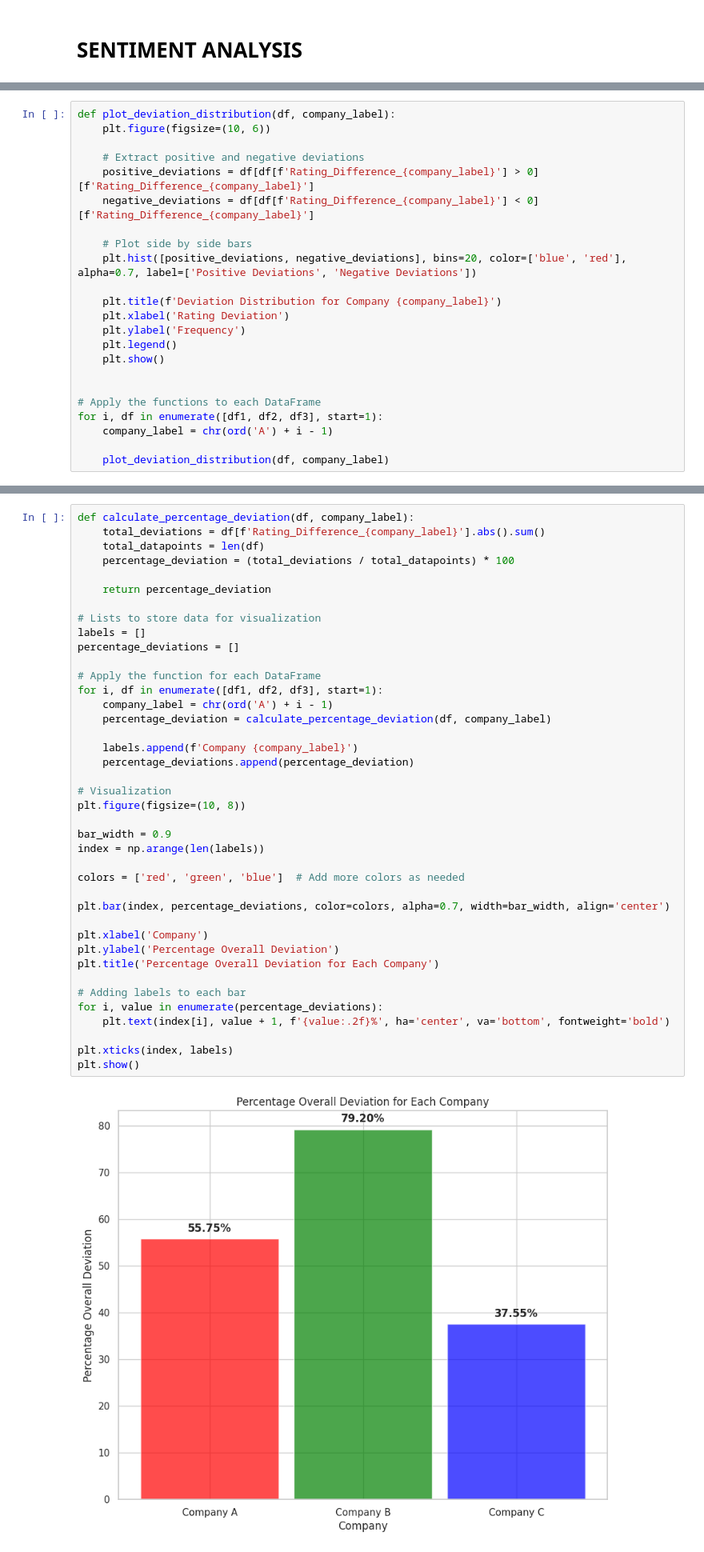
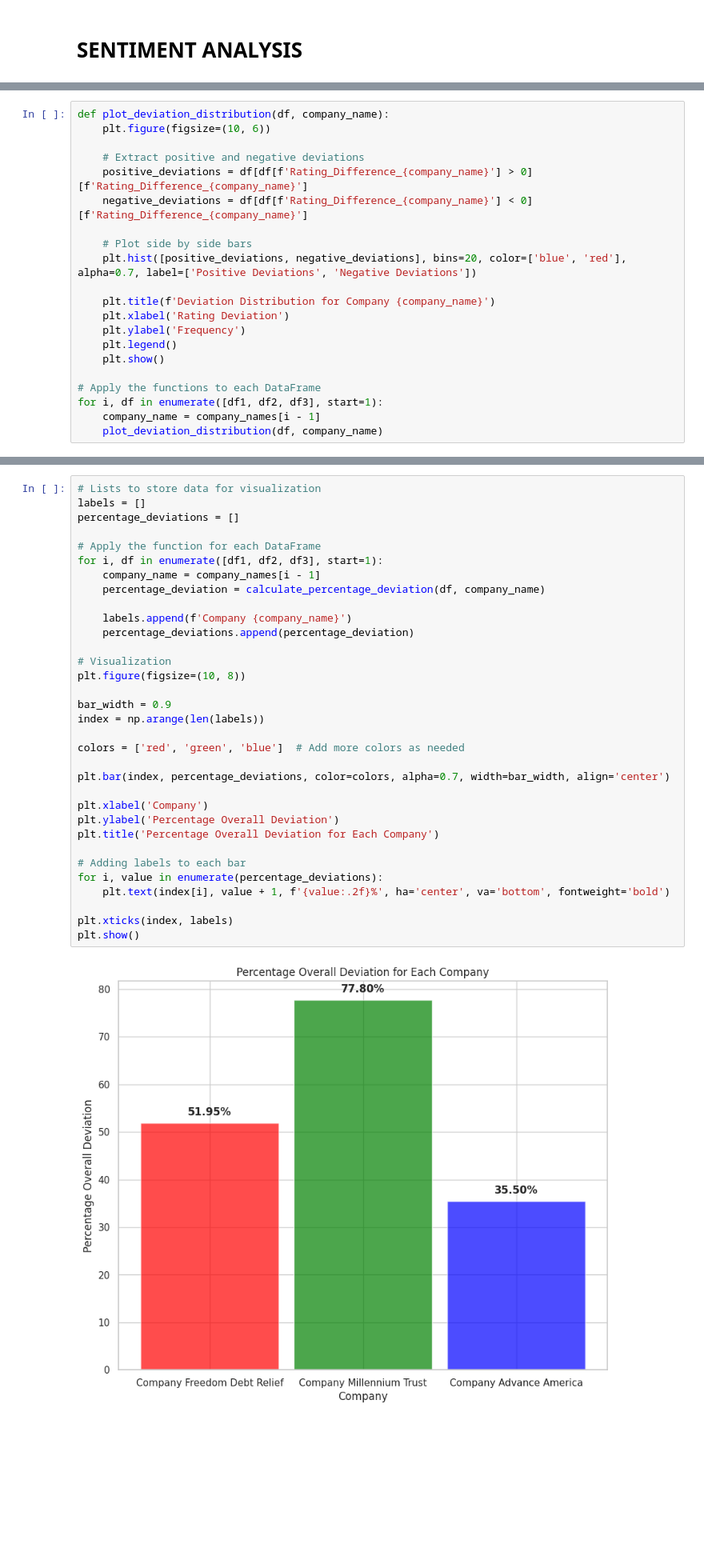
Before and after one commit to arifaygun/CustomerEye, a Jupyter notebook: Company_Reviews(Master2).ipynb, the cells around one changed output, grey strips where cells are left out. Shown at 80% size. Saved outputs shown, nothing was run; the diff lists cells and outputs as text; blank space fills up the shorter version.

```diff
--- a/Company_Reviews(Master2).ipynb
+++ b/Company_Reviews(Master2).ipynb
@@ -623,26 +623,24 @@ Overall Success for Company C: Success
 Insights for Company C: Negative deviations suggest areas for improvement.
 Suggestions for Company C: Explore sentiment analysis models or features for enhancement.
 # %%
-def plot_deviation_distribution(df, company_label):
+def plot_deviation_distribution(df, company_name):
     plt.figure(figsize=(10, 6))
 
     # Extract positive and negative deviations
-    positive_deviations = df[df[f'Rating_Difference_{company_label}'] > 0][f'Rating_Difference_{company_label}']
-    negative_deviations = df[df[f'Rating_Difference_{company_label}'] < 0][f'Rating_Difference_{company_label}']
+    positive_deviations = df[df[f'Rating_Difference_{company_name}'] > 0][f'Rating_Difference_{company_name}']
+    negative_deviations = df[df[f'Rating_Difference_{company_name}'] < 0][f'Rating_Difference_{company_name}']
 
     # Plot side by side bars
     plt.hist([positive_deviations, negative_deviations], bins=20, color=['blue', 'red'], alpha=0.7, label=['Positive Deviations', 'Negative Deviations'])
 
-    plt.title(f'Deviation Distribution for Company {company_label}')
+    plt.title(f'Deviation Distribution for Company {company_name}')
     plt.xlabel('Rating Deviation')
     plt.ylabel('Frequency')
     plt.legend()
     plt.show()
 
-
 # Apply the functions to each DataFrame
 for i, df in enumerate([df1, df2, df3], start=1):
-    company_label = chr(ord('A') + i - 1)
-
-    plot_deviation_distribution(df, company_label)
+    company_name = company_names[i - 1]
+    plot_deviation_distribution(df, company_name)
 # %% [output]
@@ -652,42 +650,35 @@ for i, df in enumerate([df1, df2, df3], start=1):
 # %%
-def calculate_percentage_deviation(df, company_label):
-    total_deviations = df[f'Rating_Difference_{company_label}'].abs().sum()
-    total_datapoints = len(df)
-    percentage_deviation = (total_deviations / total_datapoints) * 100
-
-    return percentage_deviation
-
 # Lists to store data for visualization
 labels = []
 percentage_deviations = []
 
 # Apply the function for each DataFrame
 for i, df in enumerate([df1, df2, df3], start=1):
-    company_label = chr(ord('A') + i - 1)
-    percentage_deviation = calculate_percentage_deviation(df, company_label)
+    company_name = company_names[i - 1]
+    percentage_deviation = calculate_percentage_deviation(df, company_name)
 
-    labels.append(f'Company {company_label}')
+    labels.append(f'Company {company_name}')
     percentage_deviations.append(percentage_deviation)
 
 # Visualization
 plt.figure(figsize=(10, 8))
 
 bar_width = 0.9
 index = np.arange(len(labels))
 
 colors = ['red', 'green', 'blue']  # Add more colors as needed
 
 plt.bar(index, percentage_deviations, color=colors, alpha=0.7, width=bar_width, align='center')
 
 plt.xlabel('Company')
 plt.ylabel('Percentage Overall Deviation')
 plt.title('Percentage Overall Deviation for Each Company')
 
 # Adding labels to each bar
 for i, value in enumerate(percentage_deviations):
     plt.text(index[i], value + 1, f'{value:.2f}%', ha='center', va='bottom', fontweight='bold')
 
 plt.xticks(index, labels)
 plt.show()
 # %% [output]
-[figure, old version]
+[figure, new version]
```
Also changed, not shown: parts of 6 cells of this notebook.
